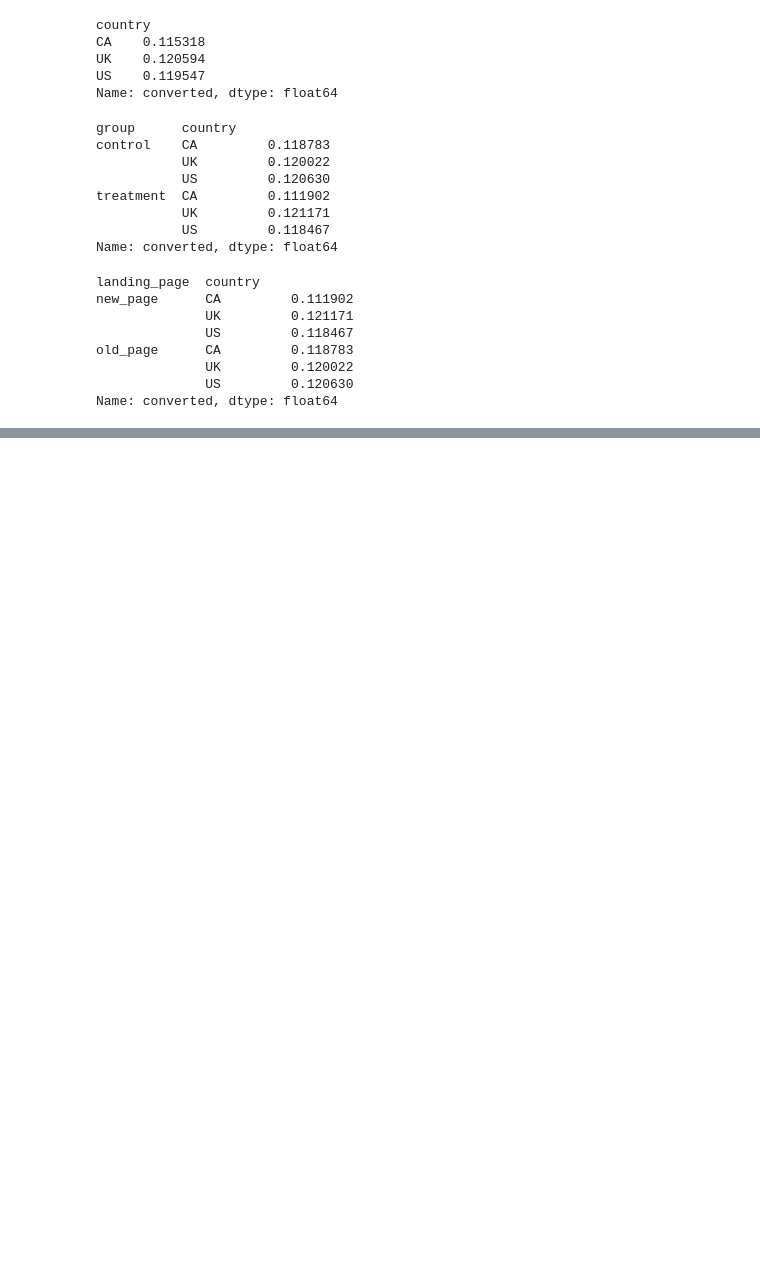
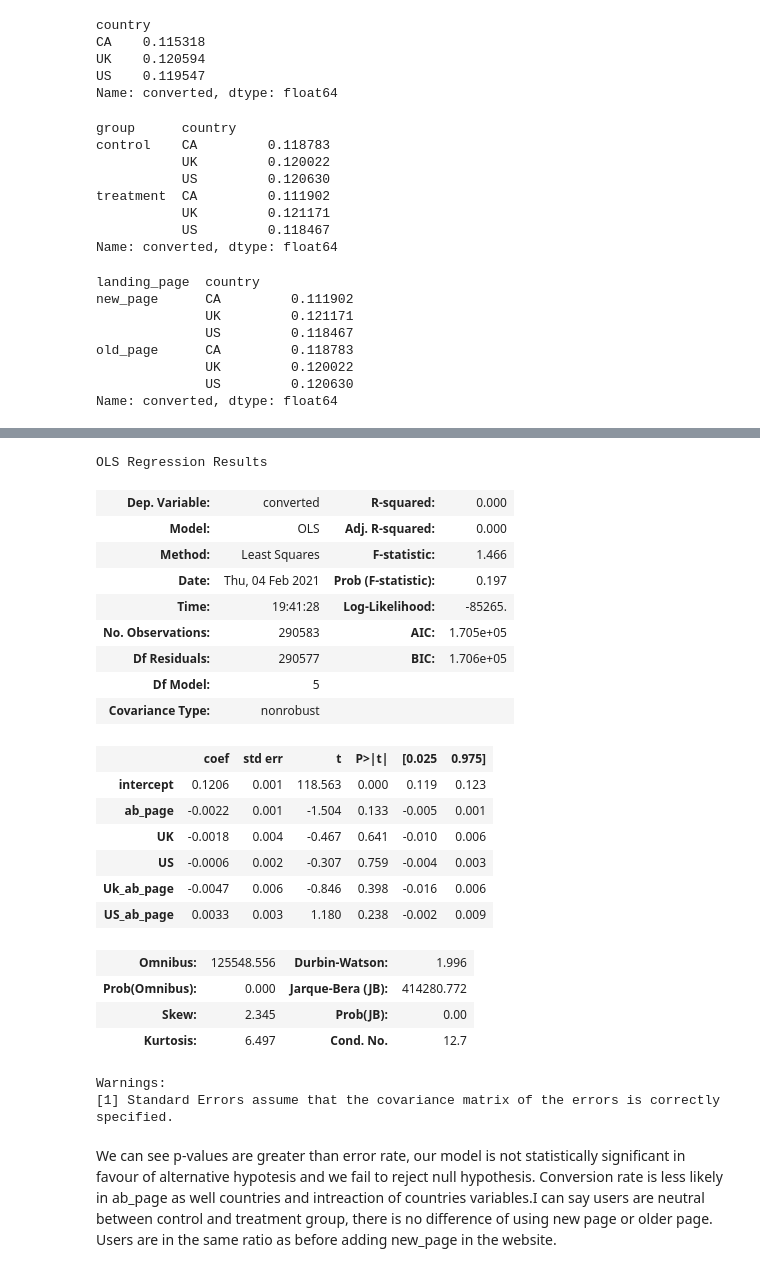
Before and after one commit to Sinha123456/udacity_lesson_project, a Jupyter notebook: A_BTesting.ipynb, the cells around one changed output, grey strips where cells are left out. Cells and saved outputs as stored; diff of their text form; code cells hidden in the pictures; blank space fills up the shorter version.

```diff
--- a/A_BTesting.ipynb
+++ b/A_BTesting.ipynb
@@ -573,0 +727,29 @@ ValueError: ignored
+# %%
+lm3 = sm.OLS(df2['converted'], df2[['intercept', 'ab_page', 'UK', 'US', 'Uk_ab_page', 'US_ab_page']]).fit()
+lm3.summary()
+# %% [output]
+OLS Regression Results
+| Dep. Variable: | converted | R-squared: | 0.000 |
+| Model: | OLS | Adj. R-squared: | 0.000 |
+| Method: | Least Squares | F-statistic: | 1.466 |
+| Date: | Thu, 04 Feb 2021 | Prob (F-statistic): | 0.197 |
+| Time: | 19:41:28 | Log-Likelihood: | -85265. |
+| No. Observations: | 290583 | AIC: | 1.705e+05 |
+| Df Residuals: | 290577 | BIC: | 1.706e+05 |
+| Df Model: | 5 |  |  |
+| Covariance Type: | nonrobust |  |  |
+|  | coef | std err | t | P>|t| | [0.025 | 0.975] |
+| intercept | 0.1206 | 0.001 | 118.563 | 0.000 | 0.119 | 0.123 |
+| ab_page | -0.0022 | 0.001 | -1.504 | 0.133 | -0.005 | 0.001 |
+| UK | -0.0018 | 0.004 | -0.467 | 0.641 | -0.010 | 0.006 |
+| US | -0.0006 | 0.002 | -0.307 | 0.759 | -0.004 | 0.003 |
+| Uk_ab_page | -0.0047 | 0.006 | -0.846 | 0.398 | -0.016 | 0.006 |
+| US_ab_page | 0.0033 | 0.003 | 1.180 | 0.238 | -0.002 | 0.009 |
+| Omnibus: | 125548.556 | Durbin-Watson: | 1.996 |
+| Prob(Omnibus): | 0.000 | Jarque-Bera (JB): | 414280.772 |
+| Skew: | 2.345 | Prob(JB): | 0.00 |
+| Kurtosis: | 6.497 | Cond. No. | 12.7 |
+Warnings:
+[1] Standard Errors assume that the covariance matrix of the errors is correctly specified.
+# %% [markdown]
+We can see p-values are greater than error rate, our model is not statistically significant in favour of alternative hypotesis and we fail to reject null hypothesis. Conversion rate is less likely in ab_page as well countries and intreaction of countries variables.I can say users are neutral between control and treatment group, there is no difference of using new page or older page. Users are in the same ratio as before adding new_page in the website.
```
Also changed, not shown: parts of 32 cells of this notebook.
